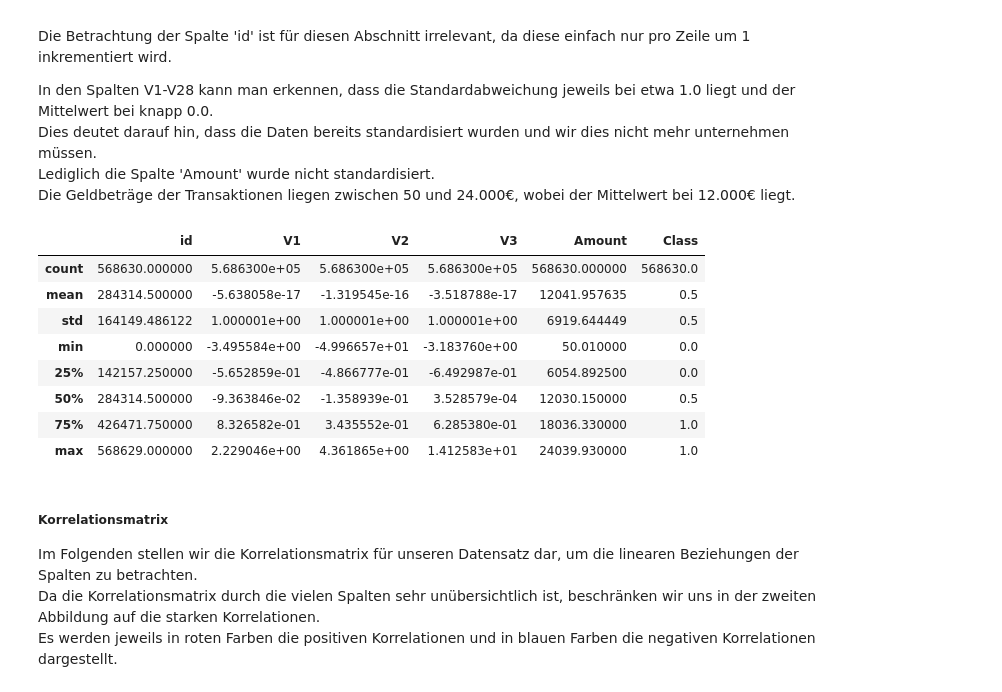
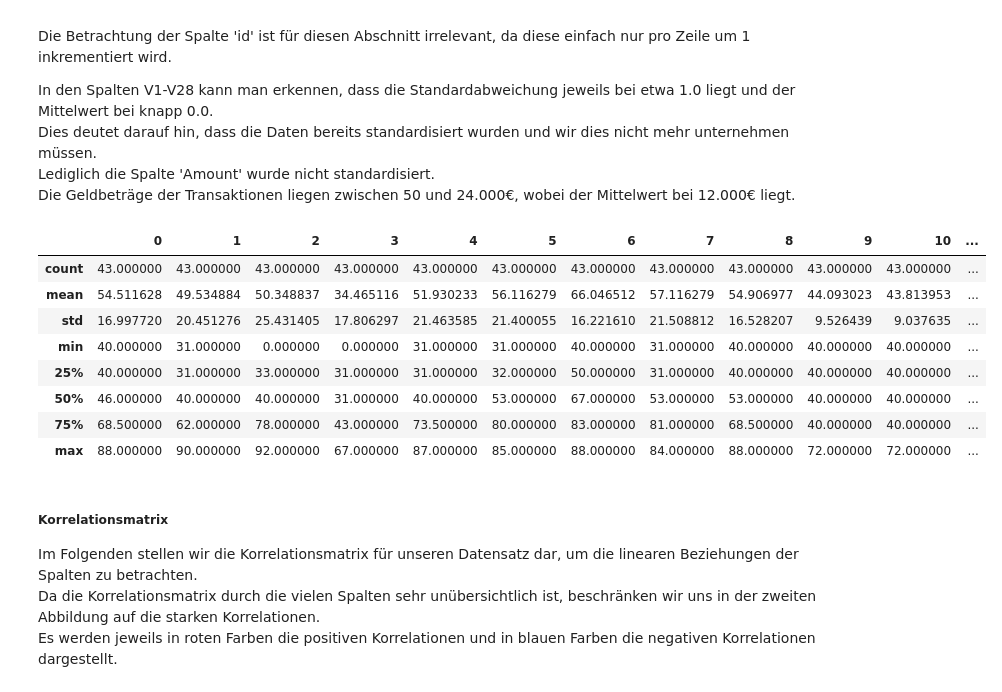
Before and after one commit to MironBodewes/WLAN-fingerprinting, a Jupyter notebook: task.ipynb, the cells around one changed output. Cells and saved outputs as stored; diff of their text form; code cells hidden in the pictures.

```diff
--- a/task.ipynb
+++ b/task.ipynb
@@ -15,15 +15,15 @@ import time
 from os import path
 import seaborn as sns
 # %%
-feather = "data/accesspoints.pkl"
-if not path.exists(feather):
+pkl = "data/accesspoints.pkl"
+if not path.exists(pkl):
     csv_name = "data/creditcard_2023.csv"
-    print(feather, "does not exist, reading", csv_name, "instead")
+    print(pkl, "does not exist, reading", csv_name, "instead")
     df = pd.read_csv(csv_name)
-    df.to_feather(feather)
+    df.to_feather(pkl)
 else:
-    print("reading", feather)
-    df = pd.read_feather(feather)
+    print("reading", pkl)
+    df = pd.read_pickle(pkl)
 pd.options.display.max_columns = None
 pd.options.display.max_rows = 100
 # %% [output]
@@ -83,17 +161,17 @@ Dies deutet darauf hin, dass die Daten bereits standardisiert wurden und wir die
 Lediglich die Spalte 'Amount' wurde nicht standardisiert.
 Die Geldbeträge der Transaktionen liegen zwischen 50 und 24.000€, wobei der Mittelwert bei 12.000€ liegt.
 # %%
-df[selected_columns].describe()
+df.describe()
 # %% [output]
-|  | id | V1 | V2 | V3 | Amount | Class |
-| count | 568630.000000 | 5.686300e+05 | 5.686300e+05 | 5.686300e+05 | 568630.000000 | 568630.0 |
-| mean | 284314.500000 | -5.638058e-17 | -1.319545e-16 | -3.518788e-17 | 12041.957635 | 0.5 |
-| std | 164149.486122 | 1.000001e+00 | 1.000001e+00 | 1.000001e+00 | 6919.644449 | 0.5 |
-| min | 0.000000 | -3.495584e+00 | -4.996657e+01 | -3.183760e+00 | 50.010000 | 0.0 |
-| 25% | 142157.250000 | -5.652859e-01 | -4.866777e-01 | -6.492987e-01 | 6054.892500 | 0.0 |
-| 50% | 284314.500000 | -9.363846e-02 | -1.358939e-01 | 3.528579e-04 | 12030.150000 | 0.5 |
-| 75% | 426471.750000 | 8.326582e-01 | 3.435552e-01 | 6.285380e-01 | 18036.330000 | 1.0 |
-| max | 568629.000000 | 2.229046e+00 | 4.361865e+00 | 1.412583e+01 | 24039.930000 | 1.0 |
+|  | 0 | 1 | 2 | 3 | 4 | 5 | 6 | 7 | 8 | 9 | 10 | ... |
+| count | 43.000000 | 43.000000 | 43.000000 | 43.000000 | 43.000000 | 43.000000 | 43.000000 | 43.000000 | 43.000000 | 43.000000 | 43.000000 | ... |
+| mean | 54.511628 | 49.534884 | 50.348837 | 34.465116 | 51.930233 | 56.116279 | 66.046512 | 57.116279 | 54.906977 | 44.093023 | 43.813953 | ... |
+| std | 16.997720 | 20.451276 | 25.431405 | 17.806297 | 21.463585 | 21.400055 | 16.221610 | 21.508812 | 16.528207 | 9.526439 | 9.037635 | ... |
+| min | 40.000000 | 31.000000 | 0.000000 | 0.000000 | 31.000000 | 31.000000 | 40.000000 | 31.000000 | 40.000000 | 40.000000 | 40.000000 | ... |
+| 25% | 40.000000 | 31.000000 | 33.000000 | 31.000000 | 31.000000 | 32.000000 | 50.000000 | 31.000000 | 40.000000 | 40.000000 | 40.000000 | ... |
+| 50% | 46.000000 | 40.000000 | 40.000000 | 31.000000 | 40.000000 | 53.000000 | 67.000000 | 53.000000 | 53.000000 | 40.000000 | 40.000000 | ... |
+| 75% | 68.500000 | 62.000000 | 78.000000 | 43.000000 | 73.500000 | 80.000000 | 83.000000 | 81.000000 | 68.500000 | 40.000000 | 40.000000 | ... |
+| max | 88.000000 | 90.000000 | 92.000000 | 67.000000 | 87.000000 | 85.000000 | 88.000000 | 84.000000 | 88.000000 | 72.000000 | 72.000000 | ... |
 # %% [markdown]
 ##### Korrelationsmatrix
 Im Folgenden stellen wir die Korrelationsmatrix für unseren Datensatz dar, um die linearen Beziehungen der Spalten zu betrachten.
```
Also changed, not shown: parts of 26 cells of this notebook.
